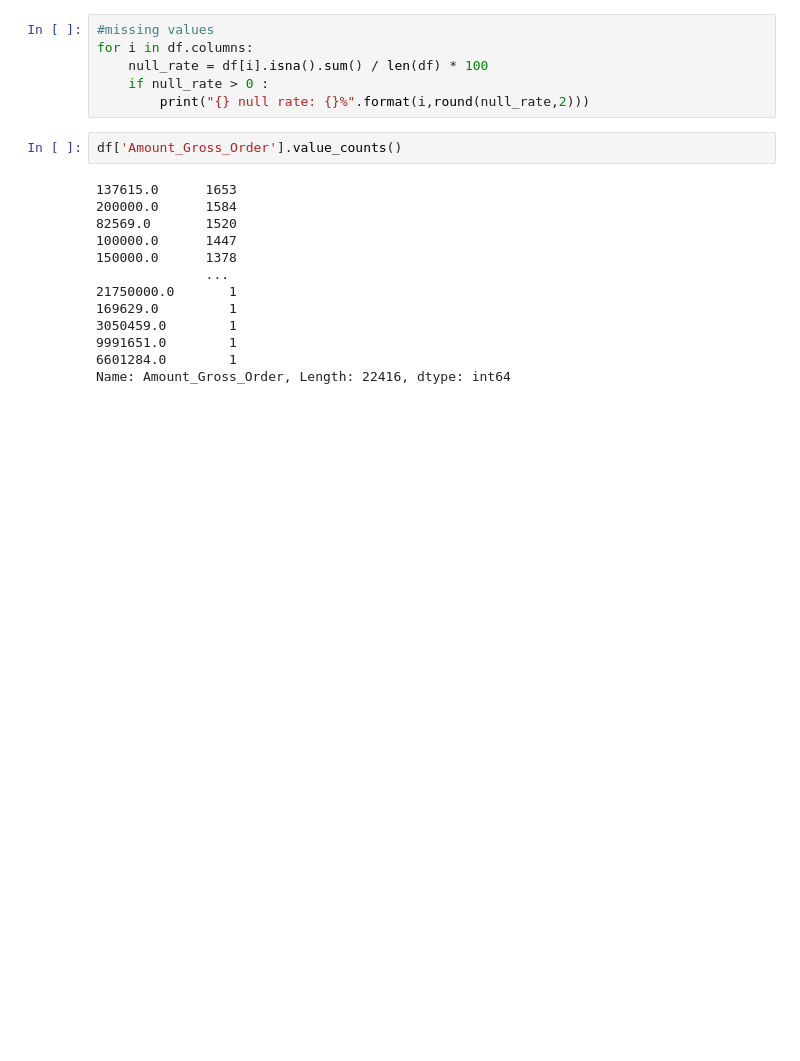
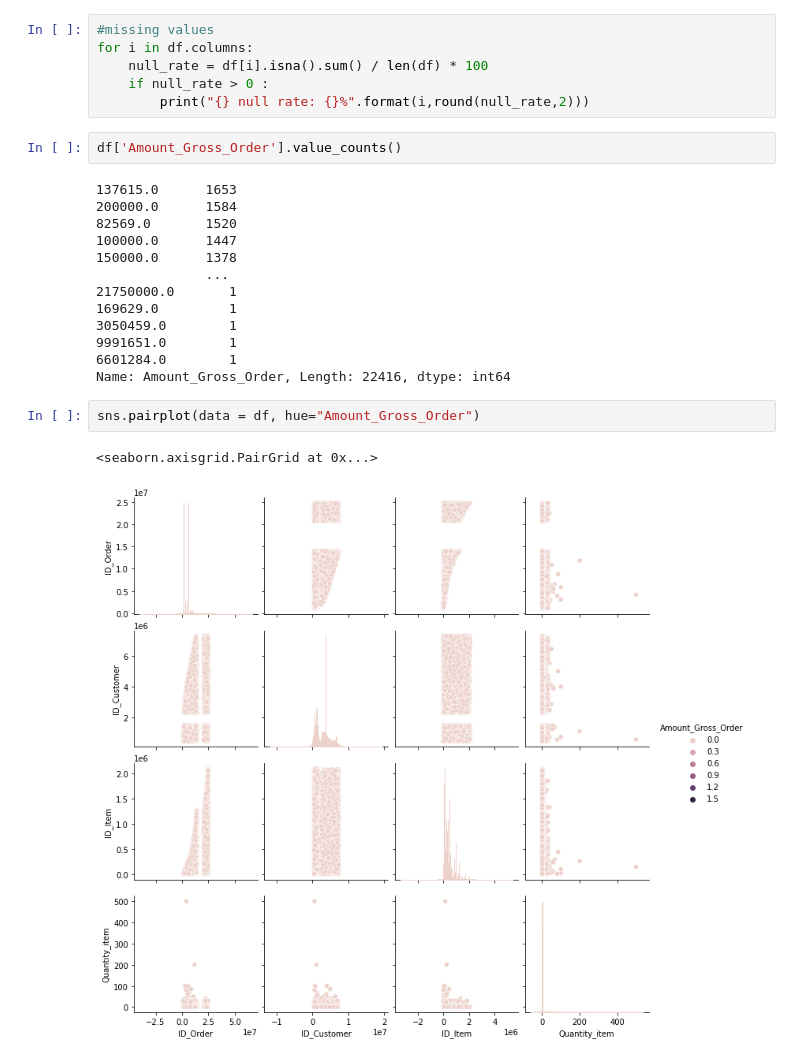
Before and after one commit to Melanee-Melanee/Startups, a Jupyter notebook: digikala-analysis.ipynb, the cells around one changed output. Cells and saved outputs as stored; diff of their text form; blank space fills up the shorter version.

```diff
--- a/digikala-analysis.ipynb
+++ b/digikala-analysis.ipynb
@@ -133,3 +133,8 @@ df['Amount_Gross_Order'].value_counts()
 9991651.0        1
 6601284.0        1
 Name: Amount_Gross_Order, Length: 22416, dtype: int64
+# %%
+sns.pairplot(data = df, hue="Amount_Gross_Order")
+# %% [output]
+<seaborn.axisgrid.PairGrid at 0x...>
+[figure, added]
```
